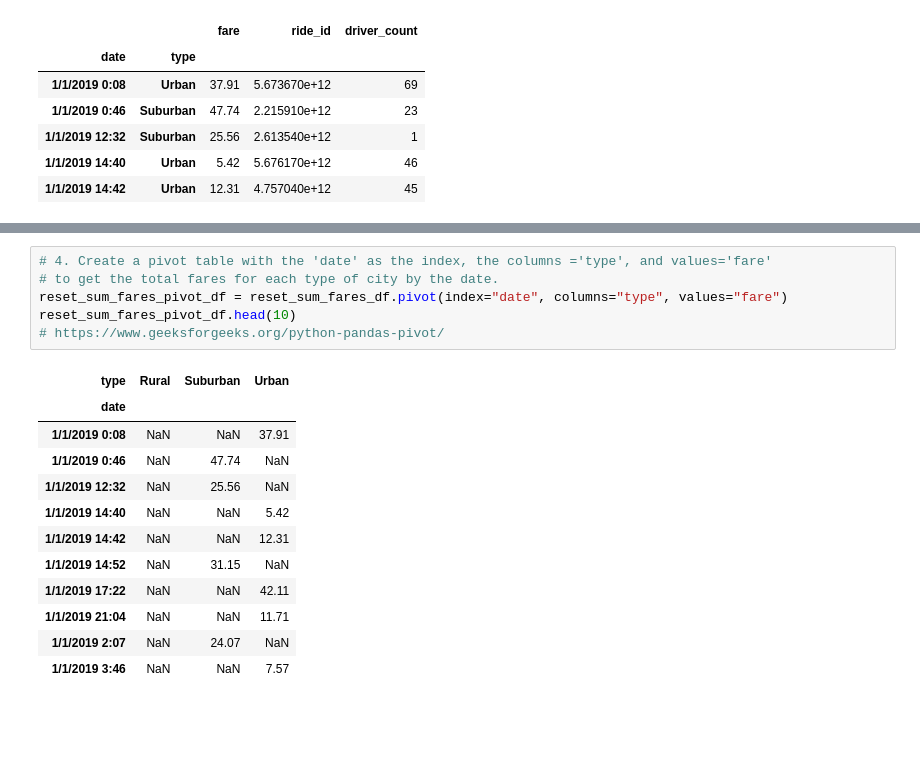
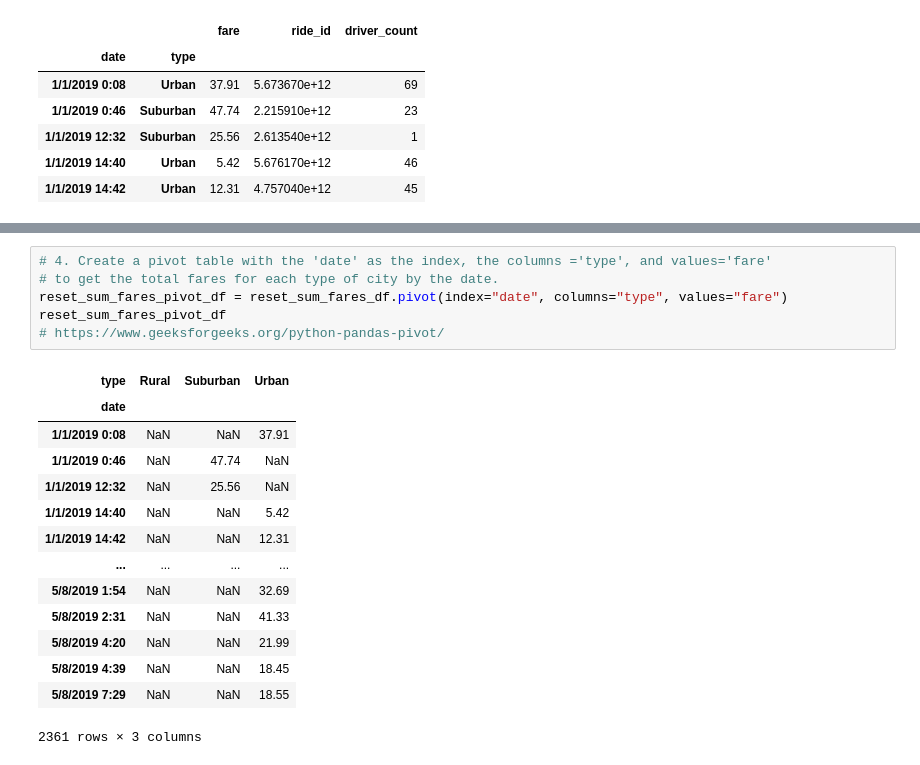
Before and after one commit to NicholasHenry246/PyBer_Analysis, a Jupyter notebook: PyBer_Challenge.ipynb, the cells around one changed output, grey strips where cells are left out. Saved outputs shown, nothing was run; the diff lists cells and outputs as text; blank space fills up the shorter version.

```diff
--- a/PyBer_Challenge.ipynb
+++ b/PyBer_Challenge.ipynb
@@ -170,21 +170,23 @@ reset_sum_fares_df
 # %%
 # 4. Create a pivot table with the 'date' as the index, the columns ='type', and values='fare'
 # to get the total fares for each type of city by the date.
 reset_sum_fares_pivot_df = reset_sum_fares_df.pivot(index="date", columns="type", values="fare")
-reset_sum_fares_pivot_df.head(10)
+reset_sum_fares_pivot_df
 # https://www.geeksforgeeks.org/python-pandas-pivot/
 # %% [output]
 | type | Rural | Suburban | Urban |
 | date |  |  |  |
 | 1/1/2019 0:08 | NaN | NaN | 37.91 |
 | 1/1/2019 0:46 | NaN | 47.74 | NaN |
 | 1/1/2019 12:32 | NaN | 25.56 | NaN |
 | 1/1/2019 14:40 | NaN | NaN | 5.42 |
 | 1/1/2019 14:42 | NaN | NaN | 12.31 |
-| 1/1/2019 14:52 | NaN | 31.15 | NaN |
-| 1/1/2019 17:22 | NaN | NaN | 42.11 |
-| 1/1/2019 21:04 | NaN | NaN | 11.71 |
-| 1/1/2019 2:07 | NaN | 24.07 | NaN |
-| 1/1/2019 3:46 | NaN | NaN | 7.57 |
+| ... | ... | ... | ... |
+| 5/8/2019 1:54 | NaN | NaN | 32.69 |
+| 5/8/2019 2:31 | NaN | NaN | 41.33 |
+| 5/8/2019 4:20 | NaN | NaN | 21.99 |
+| 5/8/2019 4:39 | NaN | NaN | 18.45 |
+| 5/8/2019 7:29 | NaN | NaN | 18.55 |
+2361 rows × 3 columns
 # %%
 # 5. Create a new DataFrame from the pivot table DataFrame using loc on the given dates, '2019-01-01':'2019-04-29'.
```
Also changed, not shown: parts of 7 cells of this notebook, 2 other files.
